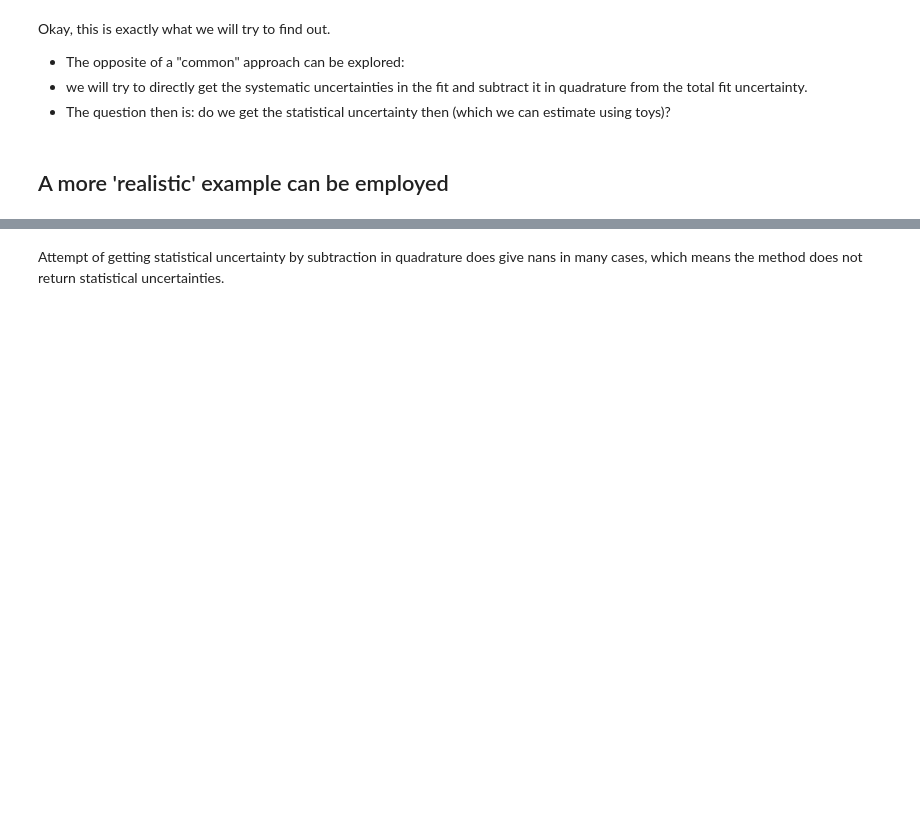
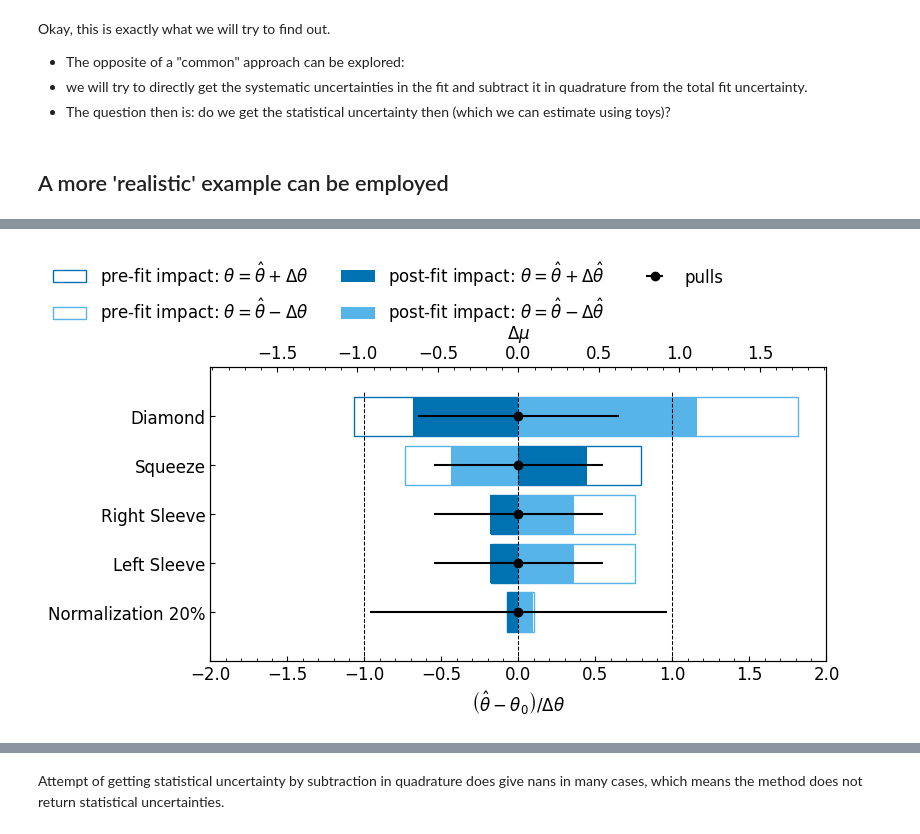
Before and after one commit to igartiy/2025B2PW-cabinetry-tutorial, a Jupyter notebook: cabinetry-tutorial-20251009.ipynb, the cells around one changed output, grey strips where cells are left out. Drawn from its saved outputs; the diff is of its cells as text; code cells hidden in the pictures; blank space fills up the shorter version.

```diff
--- a/cabinetry-tutorial-20251009.ipynb
+++ b/cabinetry-tutorial-20251009.ipynb
@@ -1113,5 +1350,7 @@ ranking_results = cabinetry.fit.ranking(model, data, fit_results=fit_results, #
 # %%
-cabinetry.visualize.ranking(ranking_results, max_pars = 10)
+cabinetry.visualize.ranking(ranking_results, max_pars = 20)
+# %% [output]
+[figure, added]
 # %%
 print("uncertainty on fitted mu pre fit")
 tot = 0
```
Also changed, not shown: parts of 123 cells of this notebook.
